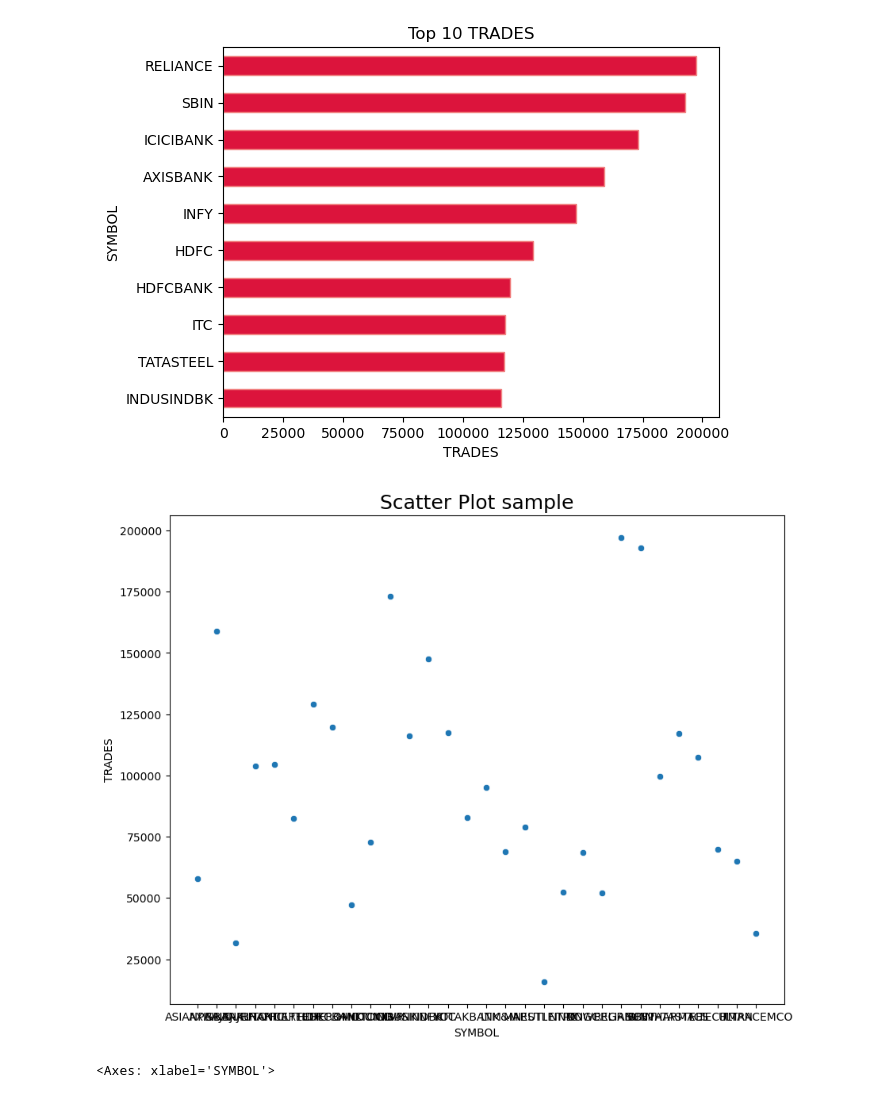
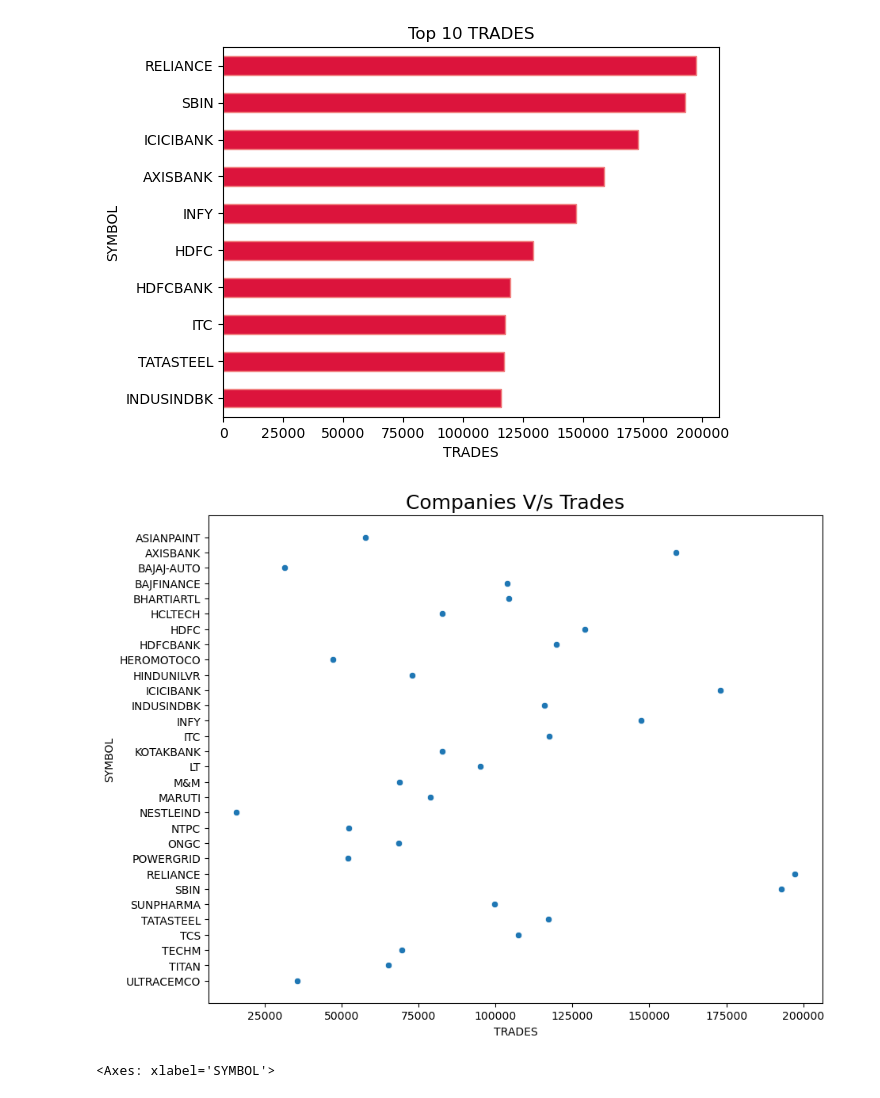
Before and after one commit to PurvaSagvekar/eda-checkpoint, a Jupyter notebook: checkpoint-two.ipynb, the cells around one changed output. Cells and saved outputs as stored; diff of their text form; code cells hidden in the pictures.

```diff
--- a/checkpoint-two.ipynb
+++ b/checkpoint-two.ipynb
@@ -123,16 +127,16 @@ plt.show()
 # %% [output]
 [figure]
 # %%
-#scatter plot comparing sepal length to sepal width
+#scatter plot comparing companies and Trades
 import seaborn as sb
 plt.figure(figsize=(10,8))
-sb.scatterplot(x = 'SYMBOL', y = 'TRADES', data = data)
-plt.title('Scatter Plot sample', color = 'black', fontsize = 18)
+sb.scatterplot(x = 'TRADES', y = 'SYMBOL', data = data)
+plt.title('Companies V/s Trades', color = 'black', fontsize = 18)
 plt.savefig('scatter.png')
 
 plt.show()
 # %% [output]
-[figure, old version]
+[figure, new version]
 # %%
 style.use('ggplot')
 plt.figure(figsize=(15,10))
```
Also changed, not shown: parts of 8 cells of this notebook, 1 other file.
